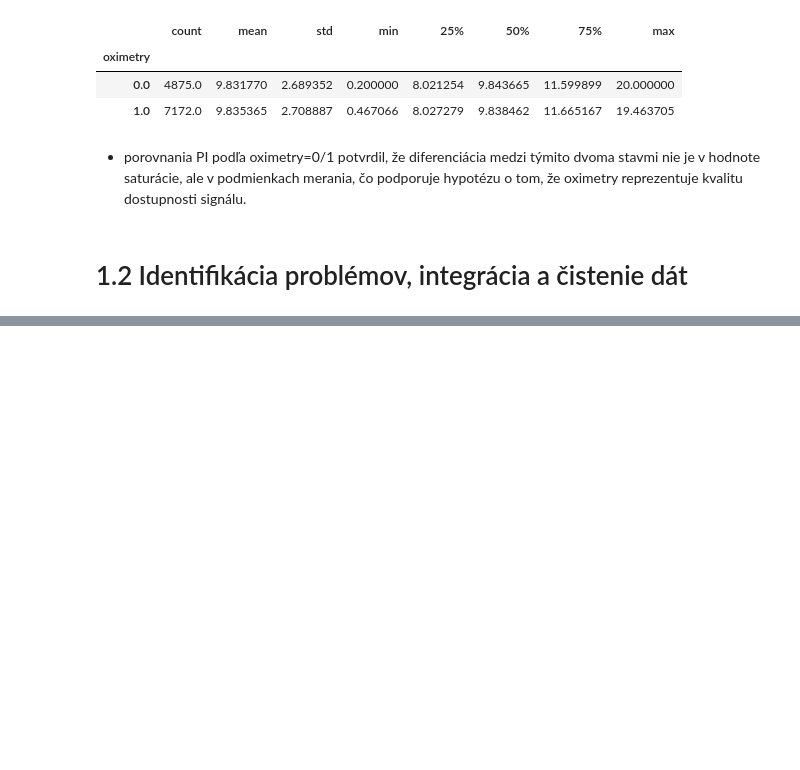
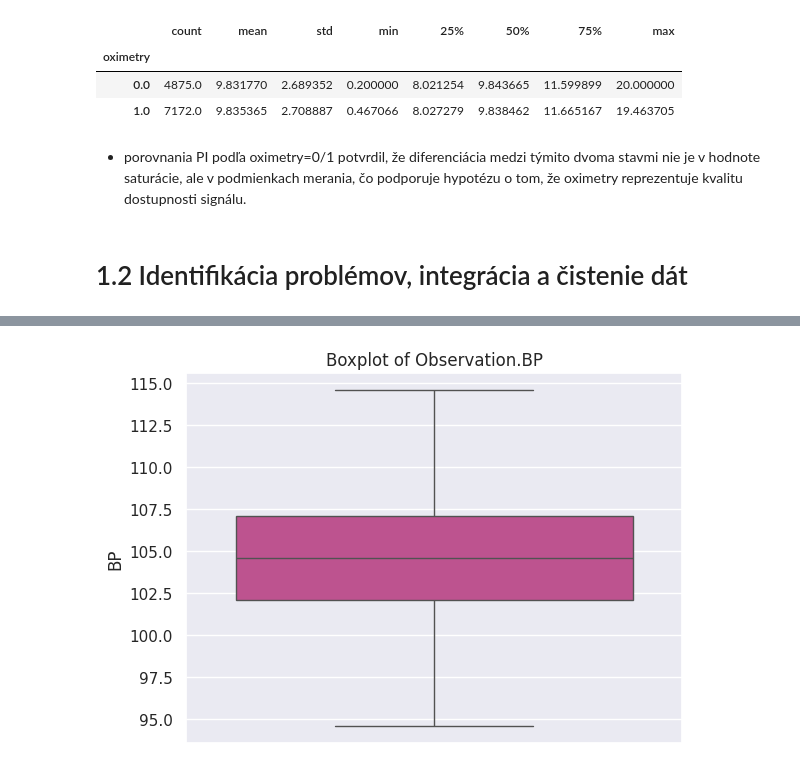
Before and after one commit to johannatilesova/IAU-project, a Jupyter notebook: part1.ipynb, the cells around one changed output, grey strips where cells are left out. Cells and saved outputs as stored; diff of their text form; code cells hidden in the pictures; blank space fills up the shorter version.

```diff
--- a/part1.ipynb
+++ b/part1.ipynb
@@ -689,0 +1107,7 @@ df_observation.groupby('oximetry')['PI'].describe()
+# %%
+sns.boxplot(y=df_observation['BP'])
+plt.title('Boxplot of Observation.BP')
+plt.ylabel('BP')
+plt.show()
+# %% [output]
+[figure, added]
```
Also changed, not shown: parts of 42 cells of this notebook, 1 other file.
